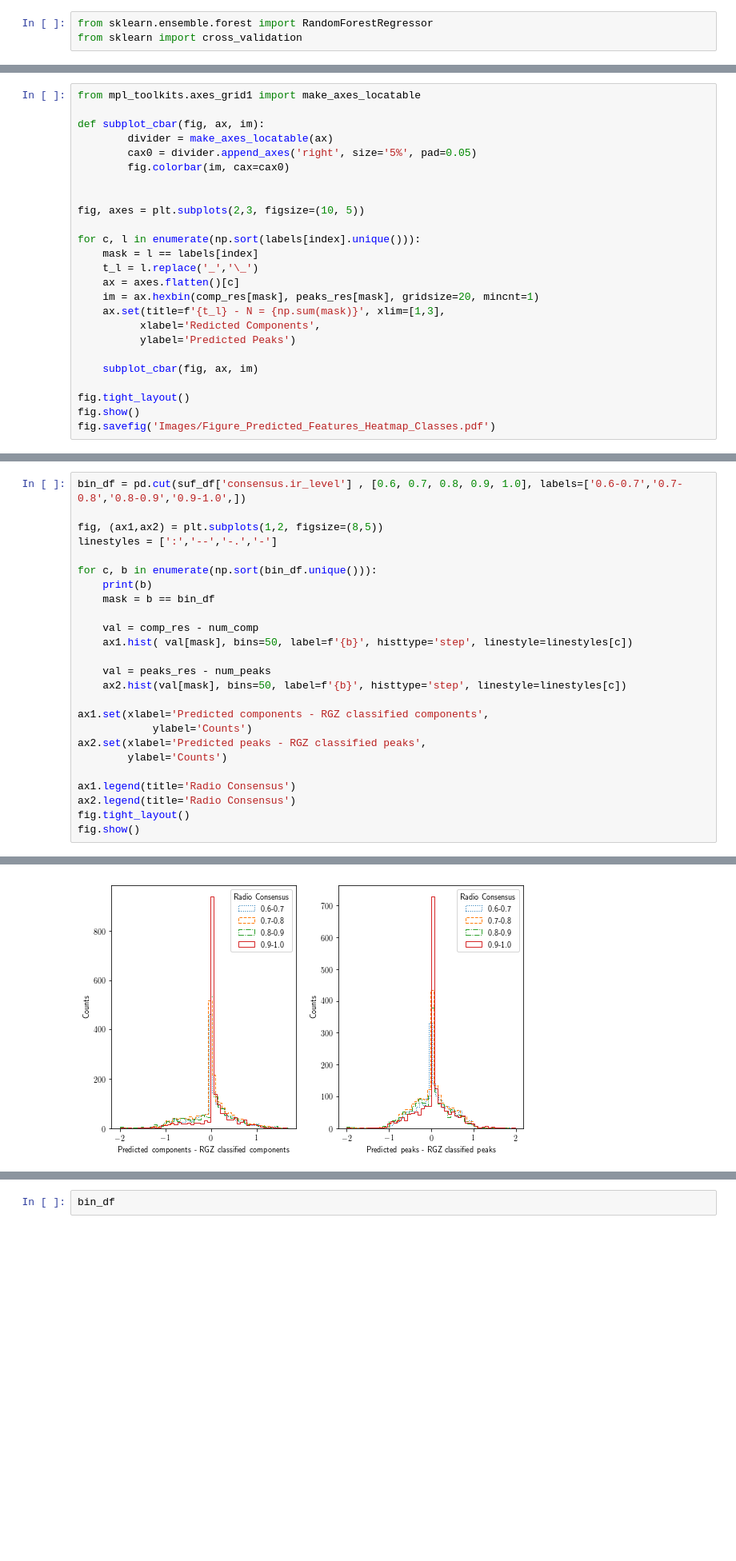
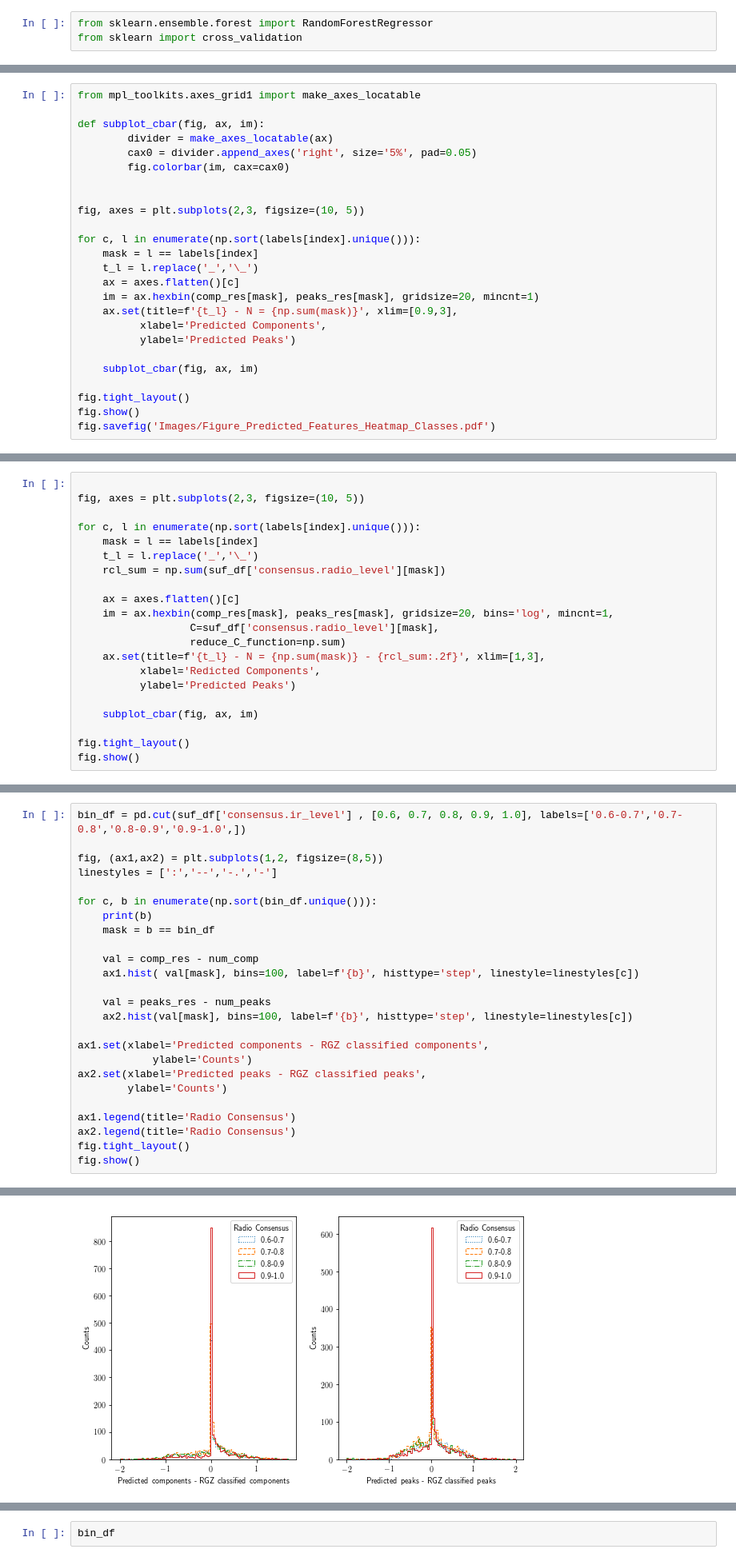
Before and after one commit to tjgalvin/Pink_Experiments, a Jupyter notebook: Notebook/Forrest_Regression_Cross_Validation.ipynb, the cells around one changed output, grey strips where cells are left out. Shown at 80% size. Saved outputs shown, nothing was run; the diff lists cells and outputs as text; blank space fills up the shorter version.

```diff
--- a/Notebook/Forrest_Regression_Cross_Validation.ipynb
+++ b/Notebook/Forrest_Regression_Cross_Validation.ipynb
@@ -176,8 +176,8 @@ for c, l in enumerate(np.sort(labels[index].unique())):
     t_l = l.replace('_','\_')
     ax = axes.flatten()[c]
     im = ax.hexbin(comp_res[mask], peaks_res[mask], gridsize=20, mincnt=1)
-    ax.set(title=f'{t_l} - N = {np.sum(mask)}', xlim=[1,3],
-          xlabel='Redicted Components',
+    ax.set(title=f'{t_l} - N = {np.sum(mask)}', xlim=[0.9,3],
+          xlabel='Predicted Components',
           ylabel='Predicted Peaks')
 
     subplot_cbar(fig, ax, im)
@@ -189,0 +190,21 @@ fig.savefig('Images/Figure_Predicted_Features_Heatmap_Classes.pdf')
+# %%
+
+fig, axes = plt.subplots(2,3, figsize=(10, 5))
+
+for c, l in enumerate(np.sort(labels[index].unique())):
+    mask = l == labels[index]
+    t_l = l.replace('_','\_')
+    rcl_sum = np.sum(suf_df['consensus.radio_level'][mask])
+
+    ax = axes.flatten()[c]
+    im = ax.hexbin(comp_res[mask], peaks_res[mask], gridsize=20, bins='log', mincnt=1,
+                  C=suf_df['consensus.radio_level'][mask],
+                  reduce_C_function=np.sum)
+    ax.set(title=f'{t_l} - N = {np.sum(mask)} - {rcl_sum:.2f}', xlim=[1,3],
+          xlabel='Redicted Components',
+          ylabel='Predicted Peaks')
+
+    subplot_cbar(fig, ax, im)
+
+fig.tight_layout()
+fig.show()
@@ -255,31 +278,31 @@ fig.show()
 # %%
 bin_df = pd.cut(suf_df['consensus.ir_level'] , [0.6, 0.7, 0.8, 0.9, 1.0], labels=['0.6-0.7','0.7-0.8','0.8-0.9','0.9-1.0',])
 
 fig, (ax1,ax2) = plt.subplots(1,2, figsize=(8,5))
 linestyles = [':','--','-.','-']
 
 for c, b in enumerate(np.sort(bin_df.unique())):
     print(b)
     mask = b == bin_df
 
     val = comp_res - num_comp
-    ax1.hist( val[mask], bins=50, label=f'{b}', histtype='step', linestyle=linestyles[c])
+    ax1.hist( val[mask], bins=100, label=f'{b}', histtype='step', linestyle=linestyles[c])
 
     val = peaks_res - num_peaks
-    ax2.hist(val[mask], bins=50, label=f'{b}', histtype='step', linestyle=linestyles[c])
+    ax2.hist(val[mask], bins=100, label=f'{b}', histtype='step', linestyle=linestyles[c])
 
 ax1.set(xlabel='Predicted components - RGZ classified components',
             ylabel='Counts')
 ax2.set(xlabel='Predicted peaks - RGZ classified peaks',
         ylabel='Counts')
 
 ax1.legend(title='Radio Consensus')
 ax2.legend(title='Radio Consensus')
 fig.tight_layout()
 fig.show()
 # %% [output]
 0.6-0.7
 0.7-0.8
 0.8-0.9
 0.9-1.0
-[figure, old version]
+[figure, new version]
```
Also changed, not shown: parts of 7 cells of this notebook, 1 other file.
